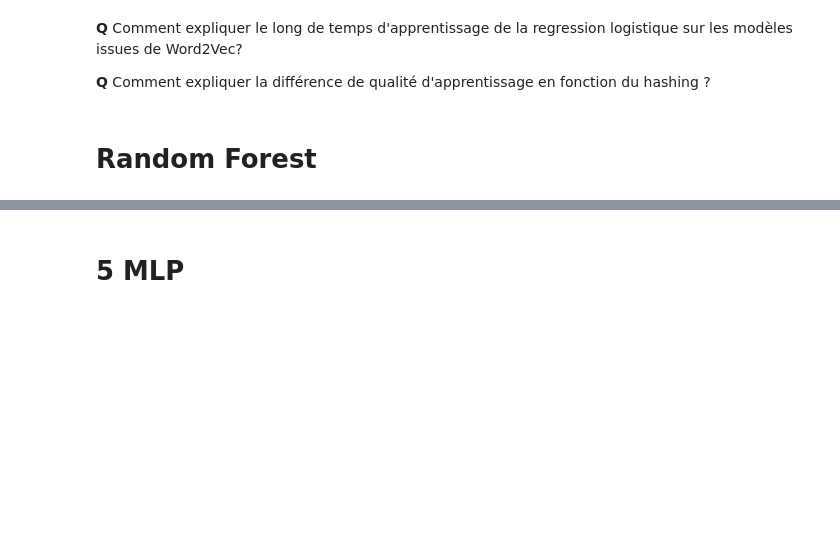
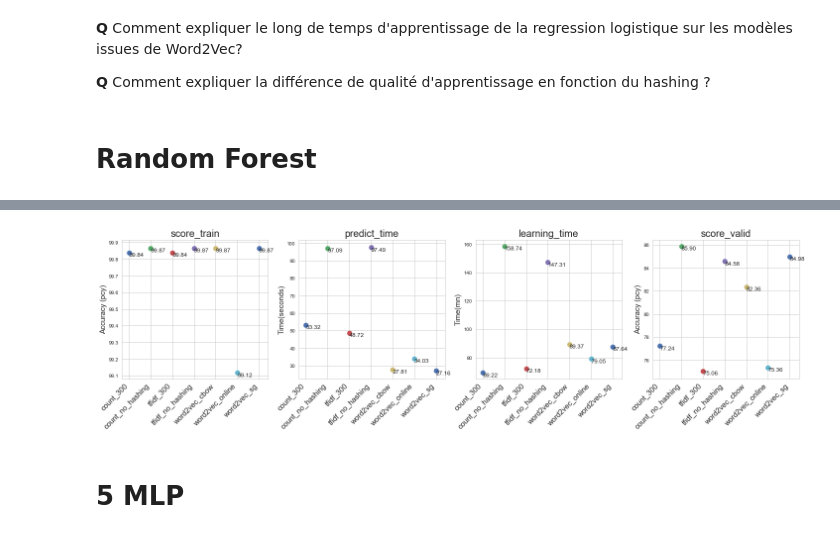
Before and after one commit to wikistat/AI-Frameworks, a Jupyter notebook: Cdiscount/Part1-3-AIF-PythonScikitLearn-Prediction-Cdiscount.ipynb, the cells around one changed output, grey strips where cells are left out. Saved outputs shown, nothing was run; the diff lists cells and outputs as text; code cells hidden in the pictures; blank space fills up the shorter version.

```diff
--- a/Cdiscount/Part1-3-AIF-PythonScikitLearn-Prediction-Cdiscount.ipynb
+++ b/Cdiscount/Part1-3-AIF-PythonScikitLearn-Prediction-Cdiscount.ipynb
@@ -204,31 +223,33 @@ Fitting 3 folds for each of 2 candidates, totalling 6 fits
 # %%
-metadata_list_rf = pickle.load(open("data/metadata_lr_part13.pkl","rb"))
-metadata_list_rf_sorted = sorted(metadata_list_lr, key = lambda x : x["name"])
+metadata_list_rf = pickle.load(open("data/metadata_rf_part13.pkl","rb"))
+metadata_list_rf_sorted = sorted(metadata_list_rf, key = lambda x : x["name"])
 xlabelticks = [metadata["name"] for metadata in metadata_list_rf_sorted]
 
 fig = plt.figure(figsize=(20,6))
 key_plot = [key for key in metadata_list_rf[0].keys() if key !="name"]
 for iplot, key in enumerate(key_plot):
     ax = fig.add_subplot(1,4,iplot+1)
     for i,metadata in enumerate(metadata_list_rf_sorted):
         if key=="learning_time":
             scale=60
             ylabel="Time(mn)"
         elif key=="predict_time":
             scale=1
             ylabel="Time(seconds)"
         else:
             scale=0.01
             ylabel = 'Accuracy (pcy)'
 
         ax.scatter(i,metadata[key]/scale, s=100)
         ax.text(i,metadata[key]/scale,"%.2f"%(metadata[key]/scale), ha="left", va="top")
     ax.set_xticks(np.arange(7))
     ax.set_xticklabels(xlabelticks, rotation=45, fontsize=15, ha="right")
     ax.set_title(key, fontsize=20)
     ax.set_ylabel(ylabel, fontsize=15)
 plt.tight_layout()
 plt.show()
+# %% [output]
+[figure, added]
 # %% [markdown]
 # 5 MLP
 # %%
```
Also changed, not shown: parts of 4 cells of this notebook, 4 other files.
